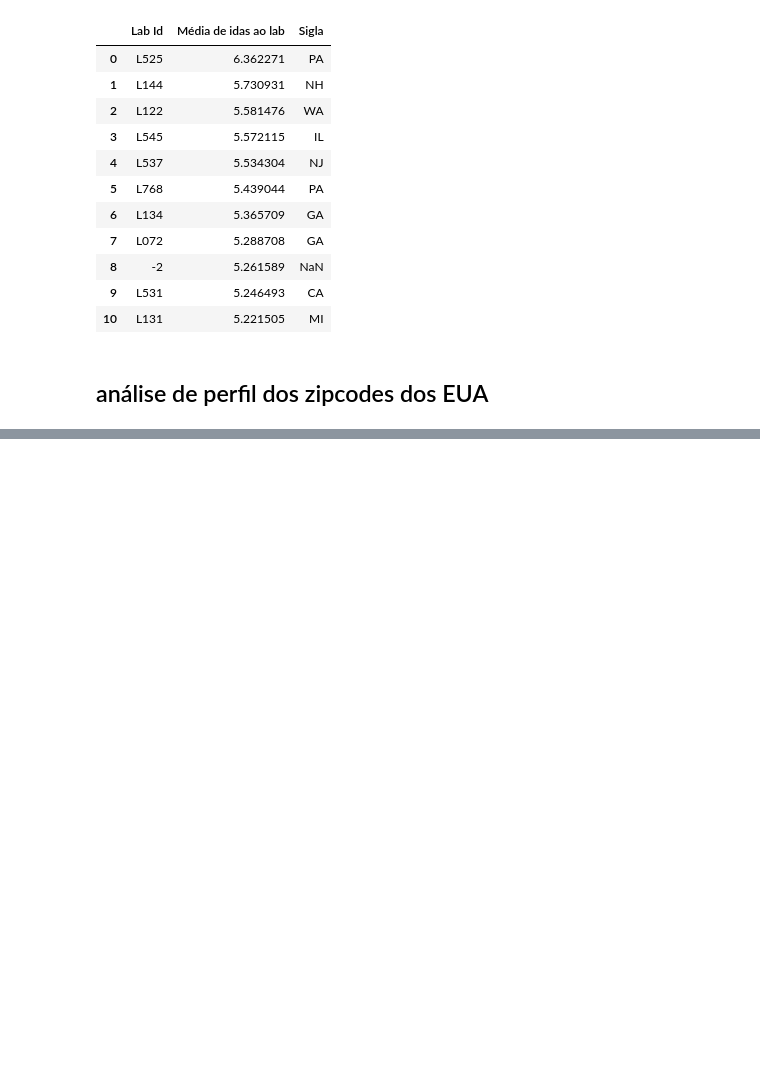
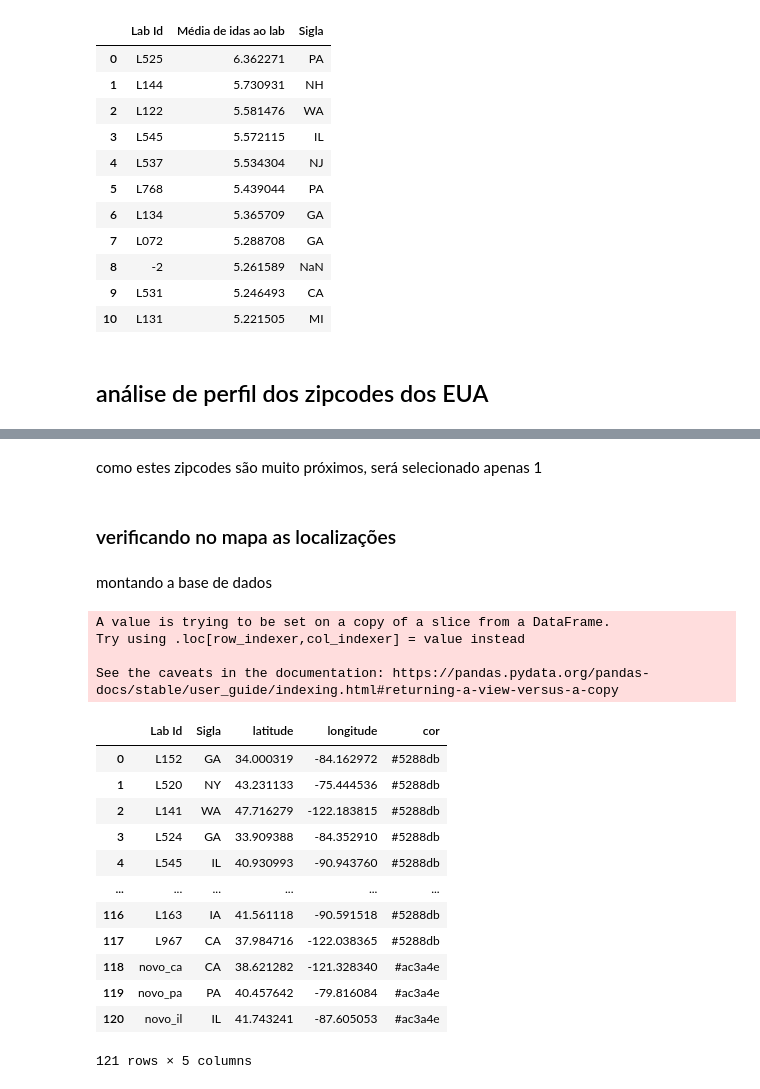
Before and after one commit to leticiafaria7/case-elogroup, a Jupyter notebook: 2_analise-exploratoria.ipynb, the cells around one changed output, grey strips where cells are left out. Saved outputs shown, nothing was run; the diff lists cells and outputs as text; code cells hidden in the pictures; blank space fills up the shorter version.

```diff
--- a/2_analise-exploratoria.ipynb
+++ b/2_analise-exploratoria.ipynb
@@ -889,0 +1031,43 @@ KeyError: <function <lambda> at 0x...>
+# %% [markdown]
+como estes zipcodes são muito próximos, será selecionado apenas 1
+# %% [markdown]
+### verificando no mapa as localizações
+# %% [markdown]
+montando a base de dados
+# %%
+labs_existentes = coordenadas[['Lab Id', 'Sigla', 'latitude', 'longitude']]
+
+labs_existentes['cor'] = '#5288db'
+# %% [output]
+A value is trying to be set on a copy of a slice from a DataFrame.
+Try using .loc[row_indexer,col_indexer] = value instead
+
+See the caveats in the documentation: https://pandas.pydata.org/pandas-docs/stable/user_guide/indexing.html#returning-a-view-versus-a-copy
+# %%
+locais_sugeridos = pd.DataFrame({
+    'Lab Id':['novo_ca', 'novo_pa', 'novo_il'],
+    'Sigla': ['CA', 'PA', 'IL'],
+    'latitude': [38.621282, 40.457642, 41.743241],
+    'longitude': [-121.328340, -79.816084, -87.605053]
+})
+
+locais_sugeridos['cor'] = '#ac3a4e'
+# %%
+# juntando os dataframes
+
+mapa2 = pd.concat([labs_existentes, locais_sugeridos], axis = 0).reset_index(drop = True)
+mapa2
+# %% [output]
+|  | Lab Id | Sigla | latitude | longitude | cor |
+| 0 | L152 | GA | 34.000319 | -84.162972 | #5288db |
+| 1 | L520 | NY | 43.231133 | -75.444536 | #5288db |
+| 2 | L141 | WA | 47.716279 | -122.183815 | #5288db |
+| 3 | L524 | GA | 33.909388 | -84.352910 | #5288db |
+| 4 | L545 | IL | 40.930993 | -90.943760 | #5288db |
+| ... | ... | ... | ... | ... | ... |
+| 116 | L163 | IA | 41.561118 | -90.591518 | #5288db |
+| 117 | L967 | CA | 37.984716 | -122.038365 | #5288db |
+| 118 | novo_ca | CA | 38.621282 | -121.328340 | #ac3a4e |
+| 119 | novo_pa | PA | 40.457642 | -79.816084 | #ac3a4e |
+| 120 | novo_il | IL | 41.743241 | -87.605053 | #ac3a4e |
+121 rows × 5 columns
```
Also changed, not shown: parts of 30 cells of this notebook.
